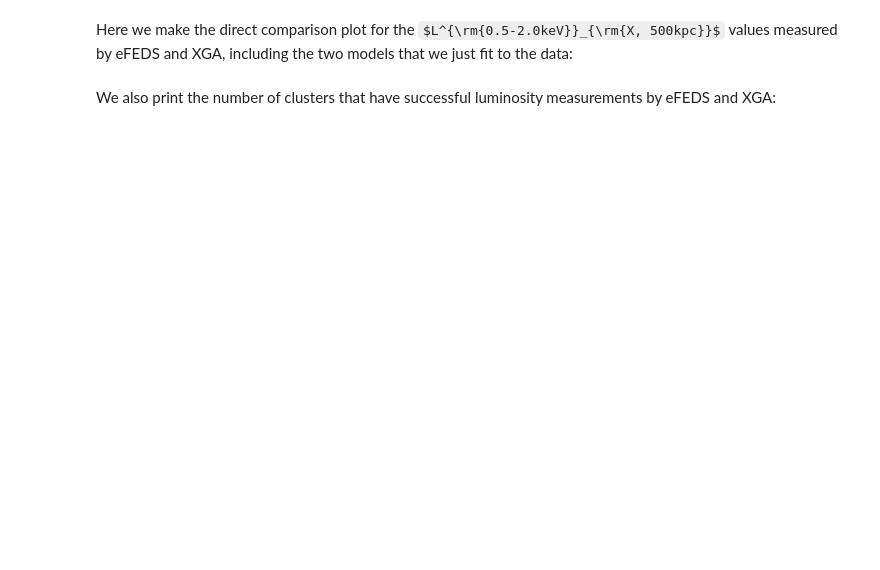
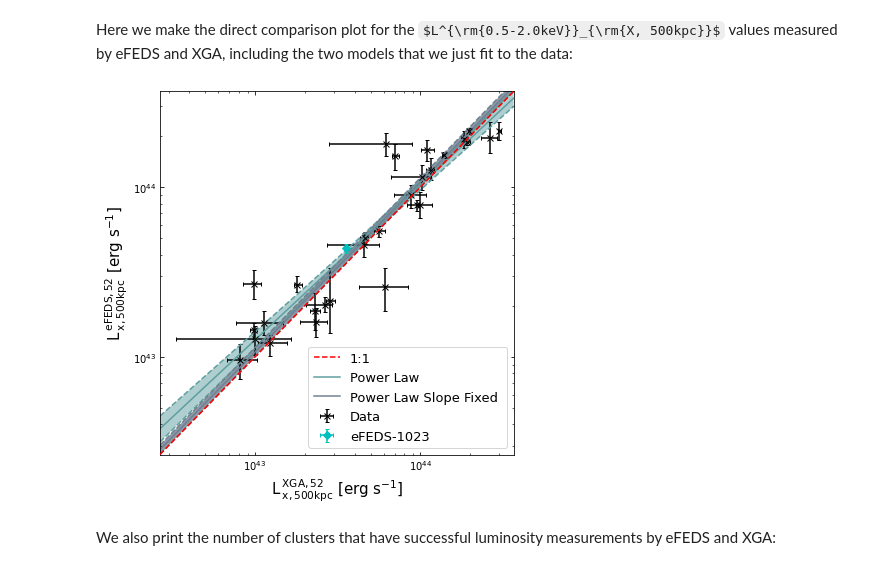
Before and after one commit to DavidT3/eFEDS-XCS-Paper, a Jupyter notebook: analysis_code/cluster_analysis.ipynb, the cells around one changed output. Drawn from its saved outputs; the diff is of its cells as text; code cells hidden in the pictures; some formulas as TeX source; blank space fills up the shorter version.

```diff
--- a/analysis_code/cluster_analysis.ipynb
+++ b/analysis_code/cluster_analysis.ipynb
@@ -692,34 +741,36 @@ plt.plot(x_vals, median_model, color="slategray", label='Power Law Slope Fixed '
 plt.fill_between(x_vals, lower_model, upper_model, alpha=0.8, interpolate=True,
                      where=upper_model >= lower_model, facecolor="slategray")
 plt.plot(x_vals, lower_model, color="slategray", linestyle="dashed")
 plt.plot(x_vals, upper_model, color="slategray", linestyle="dashed")
 
 # Adding the split cluster, eFEDS-1023, as a point in another style
 l = Quantity(0.5, 'keV')
 u = Quantity(2.0, 'keV')
 
 split_lum_xmm = efeds_xcs_srcs['eFEDS-1023'].get_luminosities(Quantity(500, 'kpc'), lo_en=l, hi_en=u).value
 split_lum_efeds = efeds_xray[efeds_xray['name'] == 'eFEDS-1023'][['L_500kpc', 'L_500kpc-',
                                                                   'L_500kpc+']].values[0]
 plt.errorbar([split_lum_xmm[0]], [split_lum_efeds[0]], xerr=[[split_lum_xmm[1]], [split_lum_xmm[2]]],
-             yerr=[[split_lum_efeds[1]], [split_lum_efeds[2]]], capsize=2, fmt='cD', label='Split Cluster')
+             yerr=[[split_lum_efeds[1]], [split_lum_efeds[2]]], capsize=2, fmt='cD', label='eFEDS-1023')
 
 # Setting the x and y axis limits
 plt.xlim(lims)
 plt.ylim(lims)
 
 # Setting axis labels, and the scale of the axes
 plt.ylabel(r'L$^{\:\rm{eFEDS, 52}}_{\:\rm{x, 500kpc}}$ [erg s$^{-1}$]', fontsize=15)
 plt.xlabel(r'L$^{\:\rm{XGA, 52}}_{\:\rm{x, 500kpc}}$ [erg s$^{-1}$]', fontsize=15)
 plt.xscale('log')
 plt.yscale('log')
 
 # Adding in the legend
 plt.legend(fontsize=13)
 plt.tight_layout()
 # Saving and displaying the plot
 plt.savefig("output_figures/efeds_xcs_l500cal.pdf")
 plt.show()
+# %% [output]
+[figure, added]
 # %% [markdown]
 We also print the number of clusters that have successful luminosity measurements by eFEDS and XGA:
 # %%
```
Also changed, not shown: parts of 34 cells of this notebook, 11 other files.
